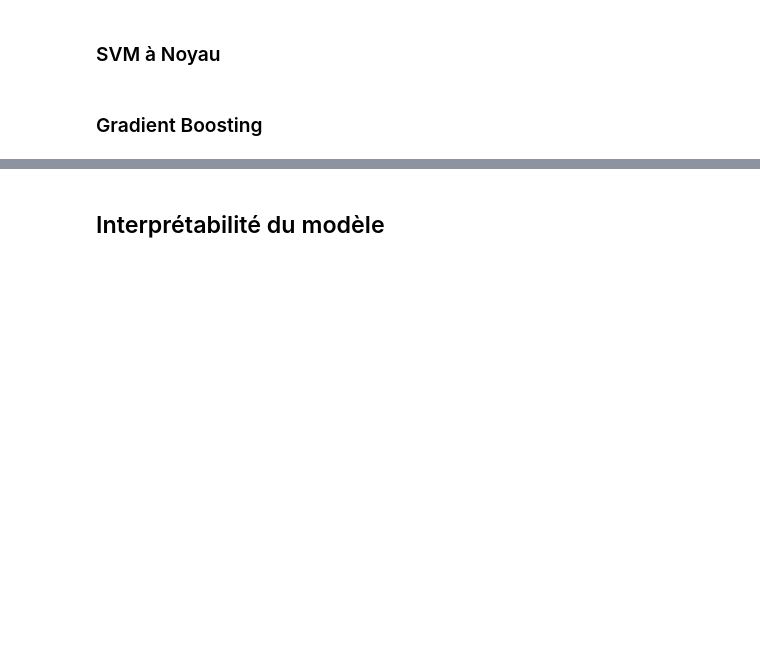
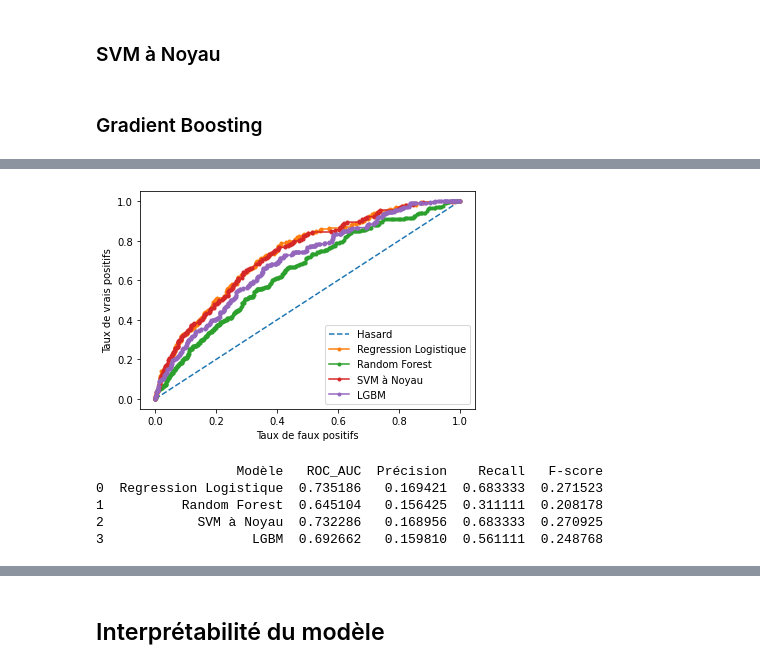
Before and after one commit to ThibaultDieudonne/Credit-Scoring, a Jupyter notebook: notebook.ipynb, the cells around one changed output, grey strips where cells are left out. Saved outputs shown, nothing was run; the diff lists cells and outputs as text; code cells hidden in the pictures; blank space fills up the shorter version.

```diff
--- a/notebook.ipynb
+++ b/notebook.ipynb
@@ -502,3 +493,14 @@ ValueError: Classification metrics can't handle a mix of binary and continuous t
+# %%
+stats_df = metrics(_models, _predictors)
+display_df = stats_df[["Modèle", "ROC_AUC", "Précision", "Recall", "F-score"]]
+print(display_df)
+# %% [output]
+[figure, added]
+                  Modèle   ROC_AUC  Précision    Recall   F-score
+0  Regression Logistique  0.735186   0.169421  0.683333  0.271523
+1          Random Forest  0.645104   0.156425  0.311111  0.208178
+2            SVM à Noyau  0.732286   0.168956  0.683333  0.270925
+3                   LGBM  0.692662   0.159810  0.561111  0.248768
 # %%
 features_names += custom_features
 y, X, X_train, X_test, y_train, y_test = split_data(extended_app_train)
```
Also changed, not shown: parts of 14 cells of this notebook, 1 other file.
